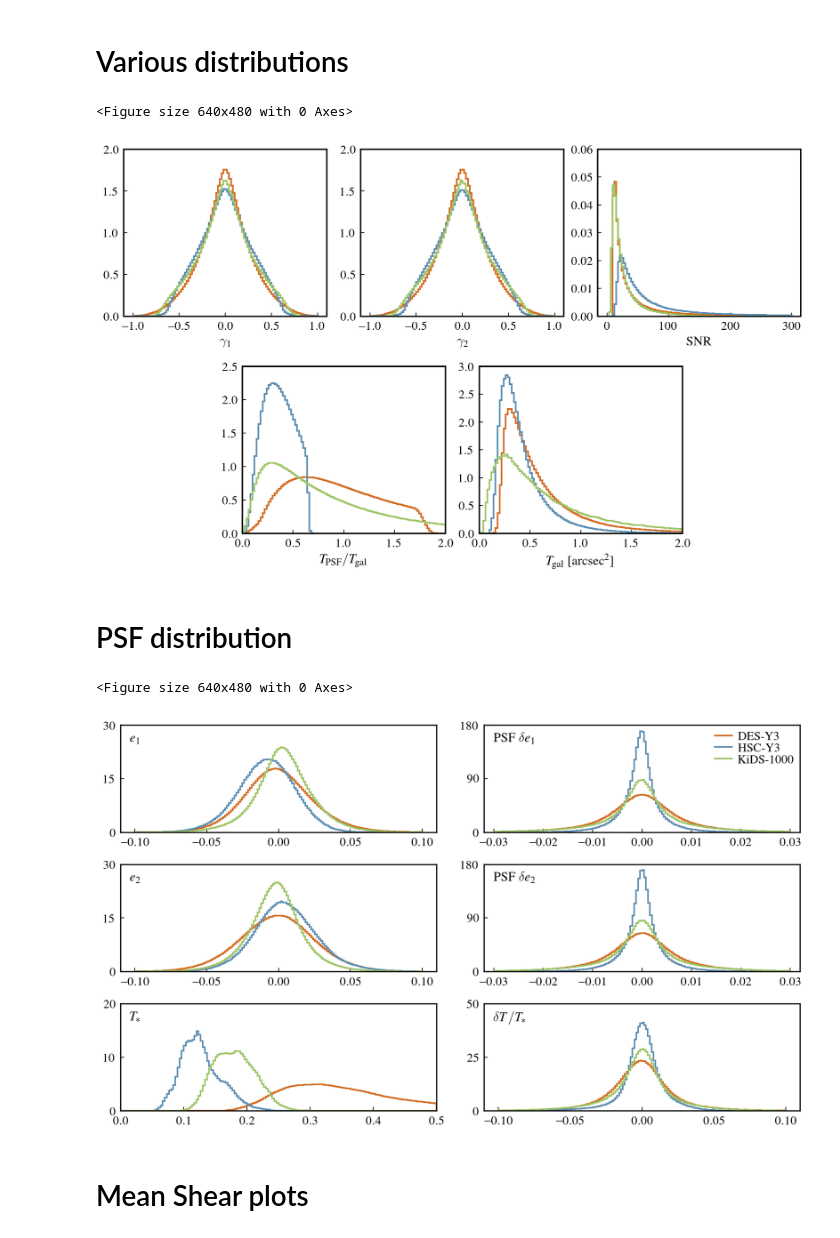
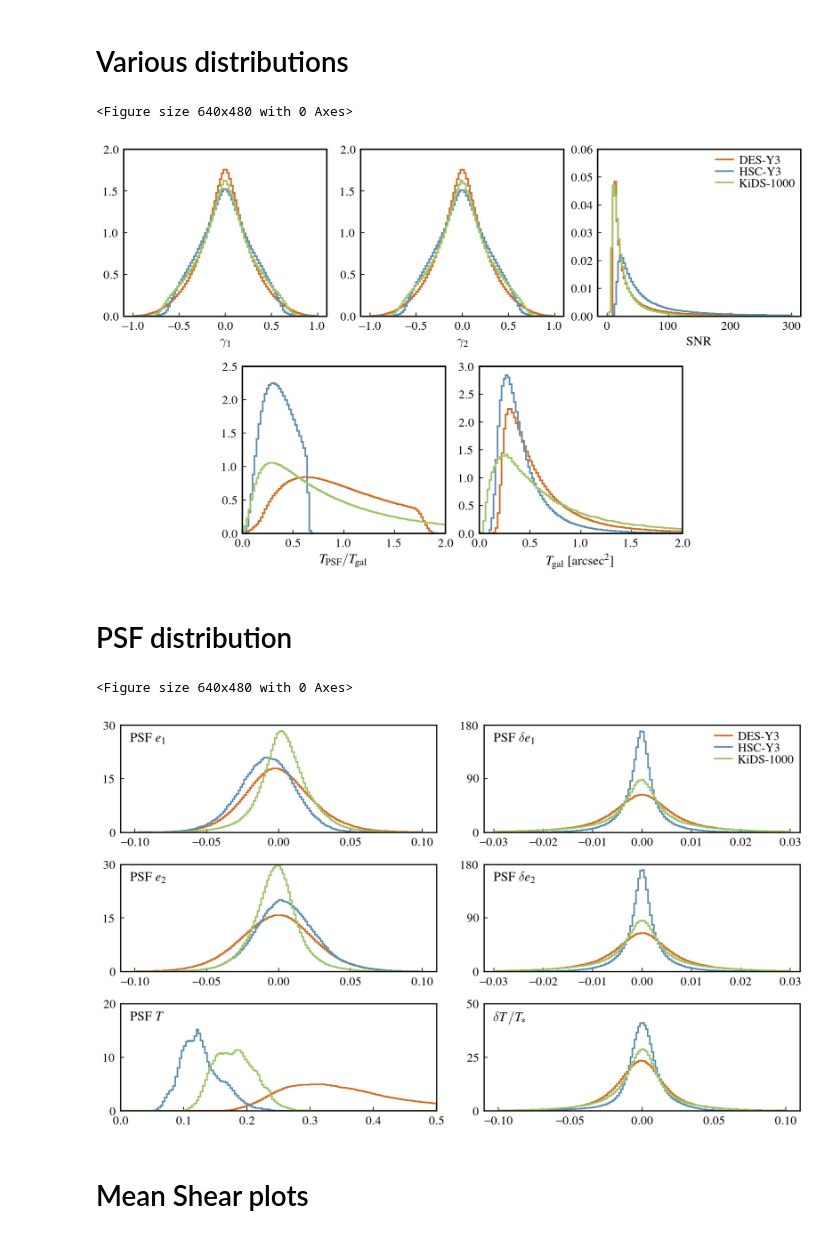
Before and after one commit to LSSTDESC/nulltests_txpipe, a Jupyter notebook: paper_plots.ipynb, the cells around one changed output. Drawn from its saved outputs; the diff is of its cells as text; code cells hidden in the pictures.

Commit message:
labeling histograms

```diff
--- a/paper_plots.ipynb
+++ b/paper_plots.ipynb
@@ -330,10 +330,14 @@ ax1.set_ylim(0,2)
 ax1.tick_params(axis='both', which='major', pad=5)
 
 ax2 = plt.subplot(gs[0,4:6])
-ax2.hist(des_snr,bins=100,range=[0,300],label='DES-Y3',histtype='step',color=descol,density=True,lw=1.6)
-ax2.hist(hsc_snr,bins=100,range=[0,300],label='HSC-Y3',histtype='step',color=hsccol,density=True,lw=1.6)
-ax2.hist(kids_snr,bins=100,range=[0,300],label='KiDS-1000',histtype='step',color=kidscol,density=True,lw=1.6)
+ax2.hist(des_snr,bins=100,range=[0,300],histtype='step',color=descol,density=True,lw=1.6)
+ax2.hist(hsc_snr,bins=100,range=[0,300],histtype='step',color=hsccol,density=True,lw=1.6)
+ax2.hist(kids_snr,bins=100,range=[0,300],histtype='step',color=kidscol,density=True,lw=1.6)
 ax2.set_xlabel(r'${\rm SNR}$',size=13)
+ax2.plot(np.linspace(-1000,-1001,3),color=descol,lw=1.6,label='DES-Y3')
+ax2.plot(np.linspace(-1000,-1001,3),color=hsccol,lw=1.6,label='HSC-Y3')
+ax2.plot(np.linspace(-1000,-1001,3),color=kidscol,lw=1.6,label='KiDS-1000')
+ax2.legend(frameon=False,loc = 'upper right', labelspacing=0.03,ncol=1,handletextpad=0.5,columnspacing=0.2,handlelength=1.4,borderaxespad=0.1)
 ax2.tick_params(axis="both",which='both',direction="in")
 ax2.set_ylim(0,0.06)
 ax2.tick_params(axis='both', which='major', pad=5)
@@ -343,34 +347,34 @@ ax3.hist(des_psfT/des_T,bins=100,range=[0,2],label='DES-Y3',histtype='step',colo
 ax3.hist(hsc_psfT/hsc_T,bins=100,range=[0,2],label='HSC-Y3',histtype='step',color=hsccol,density=True,lw=1.6)
 ax3.hist(kids_psfT/kids_T,bins=100,range=[0,2],label='KiDS-1000',histtype='step',color=kidscol,density=True,lw=1.6)
 ax3.set_xlabel(r'$T_{\rm PSF}/T_{\rm gal}$',size=13)
 ax3.tick_params(axis="both",which='both',direction="in")
 ax3.set_ylim(0,2.5)
 ax3.set_xlim(0,2)
 ax3.tick_params(axis='both', which='major', pad=5)
 
 ax4 = plt.subplot(gs[1,3:5])
 ax4.hist(des_T,bins=100,range=[0,2],label='DES-Y3',histtype='step',color=descol,density=True,lw=1.6)
 ax4.hist(hsc_T,bins=100,range=[0,2],label='HSC-Y3',histtype='step',color=hsccol,density=True,lw=1.6)
 ax4.hist(kids_T,bins=100,range=[0,2],label='KiDS-1000',histtype='step',color=kidscol,density=True,lw=1.6)
 ax4.set_xlabel(r'$T_{\rm gal}\ [{\rm arcsec}^{2}]$',size=13)
 ax4.tick_params(axis="both",which='both',direction="in")
 ax4.set_ylim(0,3)
 ax4.set_xlim(0,2)
 ax4.set_yticks([0.0,0.5,1.0,1.5,2.0,2.5,3.0])
 ax4.tick_params(axis='both', which='major', pad=5)
 
 for axis in ['top','bottom','left','right']:
     ax0.spines[axis].set_linewidth(1.4)
     ax1.spines[axis].set_linewidth(1.4)
     ax2.spines[axis].set_linewidth(1.4)
     ax3.spines[axis].set_linewidth(1.4)
     ax4.spines[axis].set_linewidth(1.4)
     #ax5.spines[axis].set_linewidth(1.4)
 
 #plt.savefig('shear_histograms.pdf',dpi=200)
 # %% [output]
 <Figure size 640x480 with 0 Axes>
-[figure, old version]
+[figure, new version]
 # %% [markdown]
 # PSF distribution
 # %%
@@ -387,12 +391,12 @@ fig = plt.figure(figsize=(10,6),dpi=100)
 gs  = gridspec.GridSpec(3, 2, top=0.98, right=0.98, left=0.05, bottom=0.1,hspace=0.3, wspace=0.15)
 
 ax0 = plt.subplot(gs[0])
-ax0.hist((desy3_s['stars/measured_e1'][:]),bins=150,range=[-0.1,0.1],histtype='step',color=descol,density=True,lw=1.5)
-ax0.hist((hscy3_s['stars/measured_e1'][:]),bins=150,range=[-0.1,0.1],histtype='step',color=hsccol,density=True,lw=1.5)
-ax0.hist((kids_s['stars/measured_e1'][:]),bins=150,range=[-0.1,0.1],histtype='step',color=kidscol,density=True,lw=1.5)
+ax0.hist((desy3_s['stars/model_e1'][:]),bins=150,range=[-0.1,0.1],histtype='step',color=descol,density=True,lw=1.5)
+ax0.hist((hscy3_s['stars/model_e1'][:]),bins=150,range=[-0.1,0.1],histtype='step',color=hsccol,density=True,lw=1.5)
+ax0.hist((kids_s['stars/model_e1'][:]),bins=150,range=[-0.1,0.1],histtype='step',color=kidscol,density=True,lw=1.5)
 
 ax0.set_ylim(0,30)
-ax0.text(0.03,0.93,r'$e_{1}$',transform=ax0.transAxes,ha='left',va='top',size=13)
+ax0.text(0.03,0.93,r'{\rm PSF}\ $e_{1}$',transform=ax0.transAxes,ha='left',va='top',size=13)
 ax0.tick_params(axis="both",which='both',direction="in")
 ax0.tick_params(axis='both', which='major', pad=5)
 ax0.set_yticks([0,15,30])
@@ -413,11 +417,11 @@ ax1.tick_params(axis='both', which='major', pad=5)
 ax1.set_yticks([0,90,180])
 
 ax2 = plt.subplot(gs[2])
-ax2.hist((desy3_s['stars/measured_e2'][:]),bins=150,range=[-0.1,0.1],histtype='step',color=descol,density=True,lw=1.5)
-ax2.hist((hscy3_s['stars/measured_e2'][:]),bins=150,range=[-0.1,0.1],histtype='step',color=hsccol,density=True,lw=1.5)
-ax2.hist((kids_s['stars/measured_e2'][:]),bins=150,range=[-0.1,0.1],histtype='step',color=kidscol,density=True,lw=1.5)
+ax2.hist((desy3_s['stars/model_e2'][:]),bins=150,range=[-0.1,0.1],histtype='step',color=descol,density=True,lw=1.5)
+ax2.hist((hscy3_s['stars/model_e2'][:]),bins=150,range=[-0.1,0.1],histtype='step',color=hsccol,density=True,lw=1.5)
+ax2.hist((kids_s['stars/model_e2'][:]),bins=150,range=[-0.1,0.1],histtype='step',color=kidscol,density=True,lw=1.5)
 ax2.set_ylim(0,30)
-ax2.text(0.03,0.93,r'$e_{2}$',transform=ax2.transAxes,ha='left',va='top',size=13)
+ax2.text(0.03,0.93,r'${\rm PSF}\ e_{2}$',transform=ax2.transAxes,ha='left',va='top',size=13)
 ax2.tick_params(axis="both",which='both',direction="in")
 ax2.tick_params(axis='both', which='major', pad=5)
 ax2.set_yticks([0,15,30])
@@ -434,12 +438,12 @@ ax3.tick_params(axis='both', which='major', pad=5)
 ax3.set_yticks([0,90,180])
 
 ax4 = plt.subplot(gs[4])
-ax4.hist(desy3_s['stars/measured_T'][:],bins=150,range=[0,0.5],histtype='step',color=descol,density=True,lw=1.5)
-ax4.hist(hscy3_s['stars/measured_T'][:],bins=150,range=[0,0.5],histtype='step',color=hsccol,density=True,lw=1.5)
-ax4.hist(kids_s['stars/measured_T'][:],bins=150,range=[0,0.5],histtype='step',color=kidscol,density=True,lw=1.5)
+ax4.hist(desy3_s['stars/model_T'][:],bins=150,range=[0,0.5],histtype='step',color=descol,density=True,lw=1.5)
+ax4.hist(hscy3_s['stars/model_T'][:],bins=150,range=[0,0.5],histtype='step',color=hsccol,density=True,lw=1.5)
+ax4.hist(kids_s['stars/model_T'][:],bins=150,range=[0,0.5],histtype='step',color=kidscol,density=True,lw=1.5)
 ax4.set_xlim(0,0.5)
 ax4.set_ylim(0,20)
-ax4.text(0.03,0.93,r'$T_{\rm *}$',transform=ax4.transAxes,ha='left',va='top',size=13)
+ax4.text(0.03,0.93,r'${\rm PSF}\ T$',transform=ax4.transAxes,ha='left',va='top',size=13)
 ax4.tick_params(axis="both",which='both',direction="in")
 ax4.tick_params(axis='both', which='major', pad=5)
 ax4.set_yticks([0,10,20])
@@ -468,7 +472,7 @@ for axis in ['top','bottom','left','right']:
 #plt.savefig('psf_histograms.pdf',dpi=200)
 # %% [output]
 <Figure size 640x480 with 0 Axes>
-[figure, old version]
+[figure, new version]
 # %% [markdown]
 # Mean Shear plots
 # %%
```
